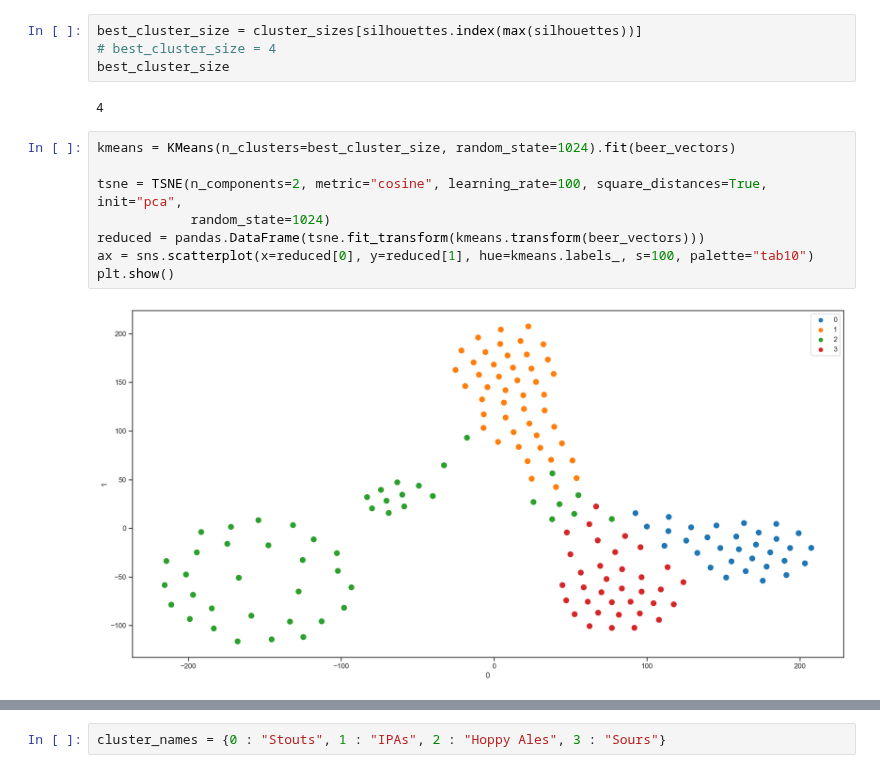
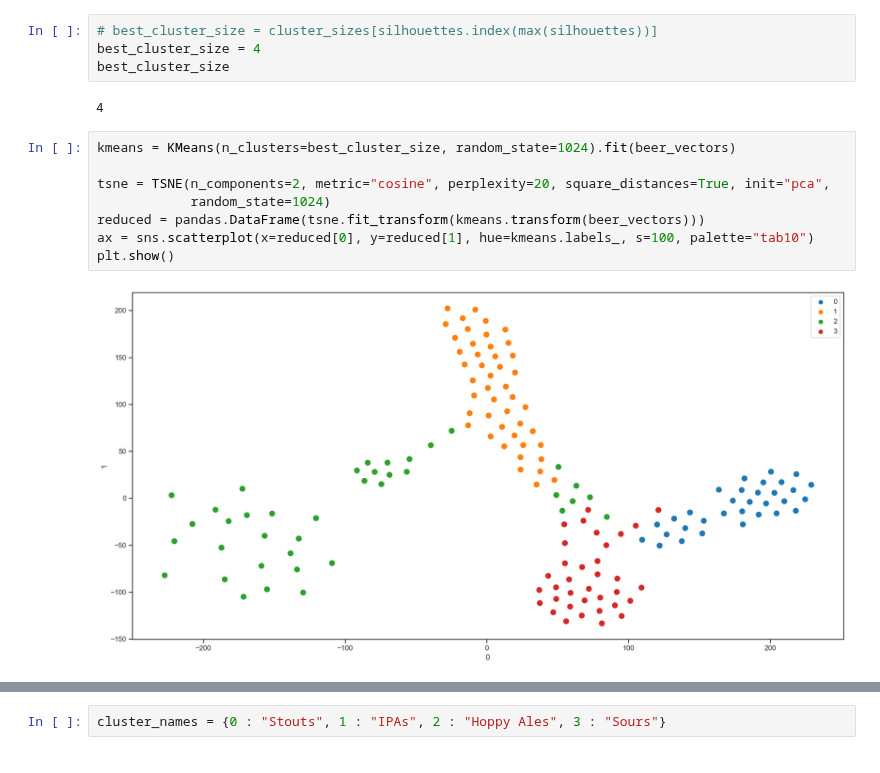
Before and after one commit to dmnapolitano/troon_release_prediction, a Jupyter notebook: Cluster Beers.ipynb, the cells around one changed output, grey strips where cells are left out. Drawn from its saved outputs; the diff is of its cells as text.

Commit message:
Another release, and playing with t-SNE perplexity

```diff
--- a/Cluster Beers.ipynb
+++ b/Cluster Beers.ipynb
@@ -107,19 +128,19 @@ Text(0, 0.5, 'Silhouette Score')
 # %%
-best_cluster_size = cluster_sizes[silhouettes.index(max(silhouettes))]
-# best_cluster_size = 4
+# best_cluster_size = cluster_sizes[silhouettes.index(max(silhouettes))]
+best_cluster_size = 4
 best_cluster_size
 # %% [output]
 4
 # %%
 kmeans = KMeans(n_clusters=best_cluster_size, random_state=1024).fit(beer_vectors)
 
-tsne = TSNE(n_components=2, metric="cosine", learning_rate=100, square_distances=True, init="pca",
+tsne = TSNE(n_components=2, metric="cosine", perplexity=20, square_distances=True, init="pca",
             random_state=1024)
 reduced = pandas.DataFrame(tsne.fit_transform(kmeans.transform(beer_vectors)))
 ax = sns.scatterplot(x=reduced[0], y=reduced[1], hue=kmeans.labels_, s=100, palette="tab10")
 plt.show()
 # %% [output]
-[figure, old version]
+[figure, new version]
 # %%
 cluster_attributes = {l : [] for l in set(kmeans.labels_)}
 reduced["id"] = beer_ids
```
Also changed, not shown: parts of 5 cells of this notebook, 5 other files.
